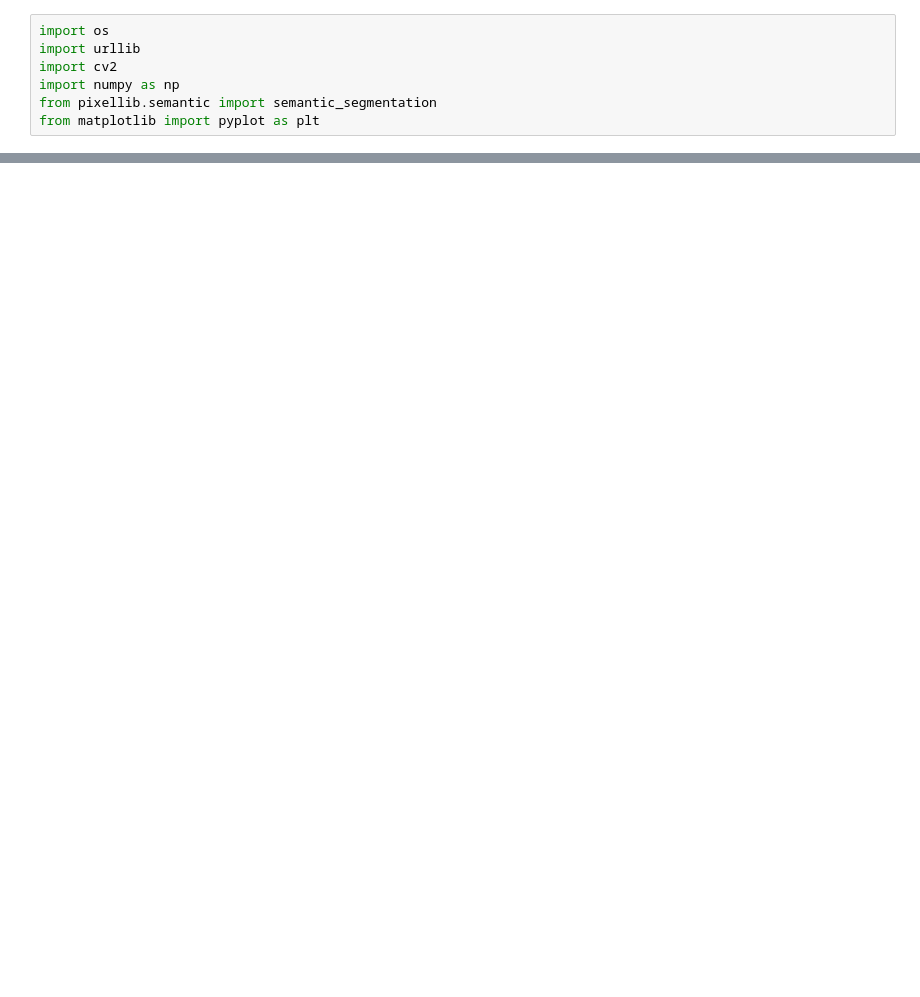
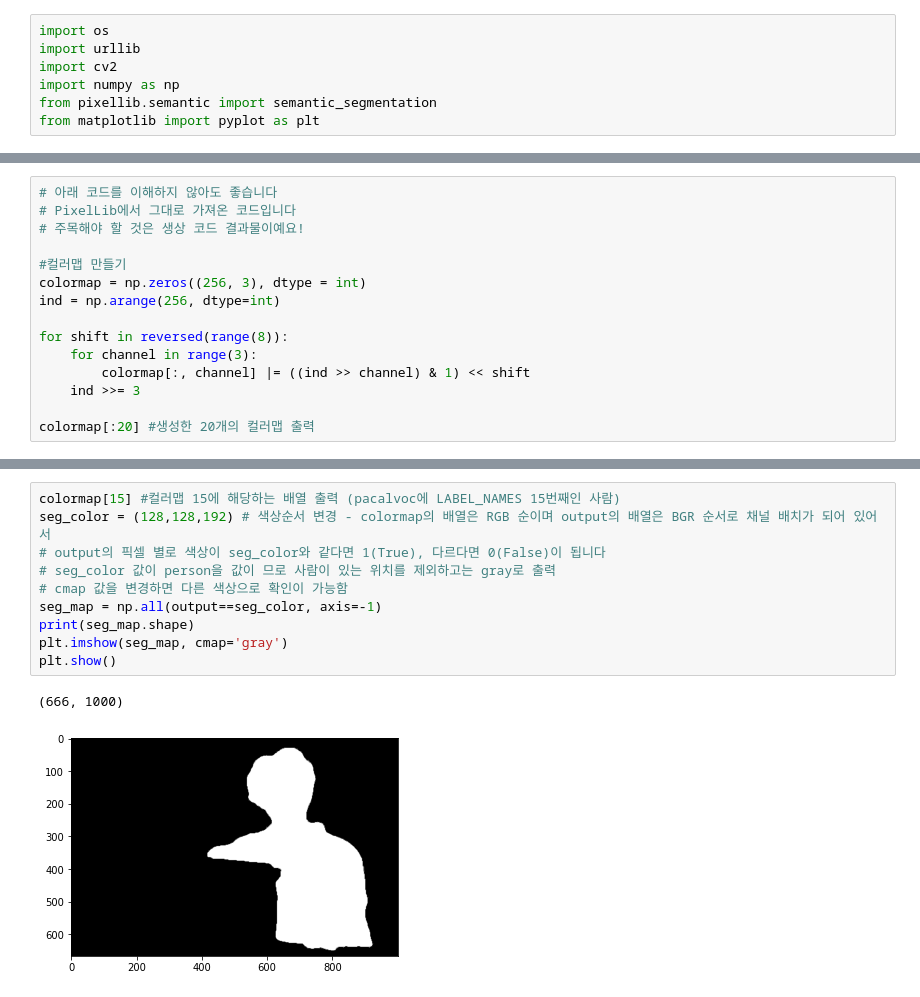
Before and after one commit to dltpffldk/quest, a Jupyter notebook: Ex5.ipynb, the cells around one changed output, grey strips where cells are left out. Drawn from its saved outputs; the diff is of its cells as text; blank space fills up the shorter version.

```diff
--- a/Ex5.ipynb
+++ b/Ex5.ipynb
@@ -16,0 +82,15 @@ AttributeError: 'NoneType' object has no attribute 'shape'
+# %%
+# 아래 코드를 이해하지 않아도 좋습니다
+# PixelLib에서 그대로 가져온 코드입니다
+# 주목해야 할 것은 생상 코드 결과물이예요!
+
+#컬러맵 만들기
+colormap = np.zeros((256, 3), dtype = int)
+ind = np.arange(256, dtype=int)
+
+for shift in reversed(range(8)):
+    for channel in range(3):
+        colormap[:, channel] |= ((ind >> channel) & 1) << shift
+    ind >>= 3
+
+colormap[:20] #생성한 20개의 컬러맵 출력
@@ -16,0 +118,13 @@ AttributeError: 'NoneType' object has no attribute 'shape'
+# %%
+colormap[15] #컬러맵 15에 해당하는 배열 출력 (pacalvoc에 LABEL_NAMES 15번째인 사람)
+seg_color = (128,128,192) # 색상순서 변경 - colormap의 배열은 RGB 순이며 output의 배열은 BGR 순서로 채널 배치가 되어 있어서
+# output의 픽셀 별로 색상이 seg_color와 같다면 1(True), 다르다면 0(False)이 됩니다
+# seg_color 값이 person을 값이 므로 사람이 있는 위치를 제외하고는 gray로 출력
+# cmap 값을 변경하면 다른 색상으로 확인이 가능함
+seg_map = np.all(output==seg_color, axis=-1)
+print(seg_map.shape)
+plt.imshow(seg_map, cmap='gray')
+plt.show()
+# %% [output]
+(666, 1000)
+[figure, added]
```
Also changed, not shown: parts of 15 cells of this notebook.
